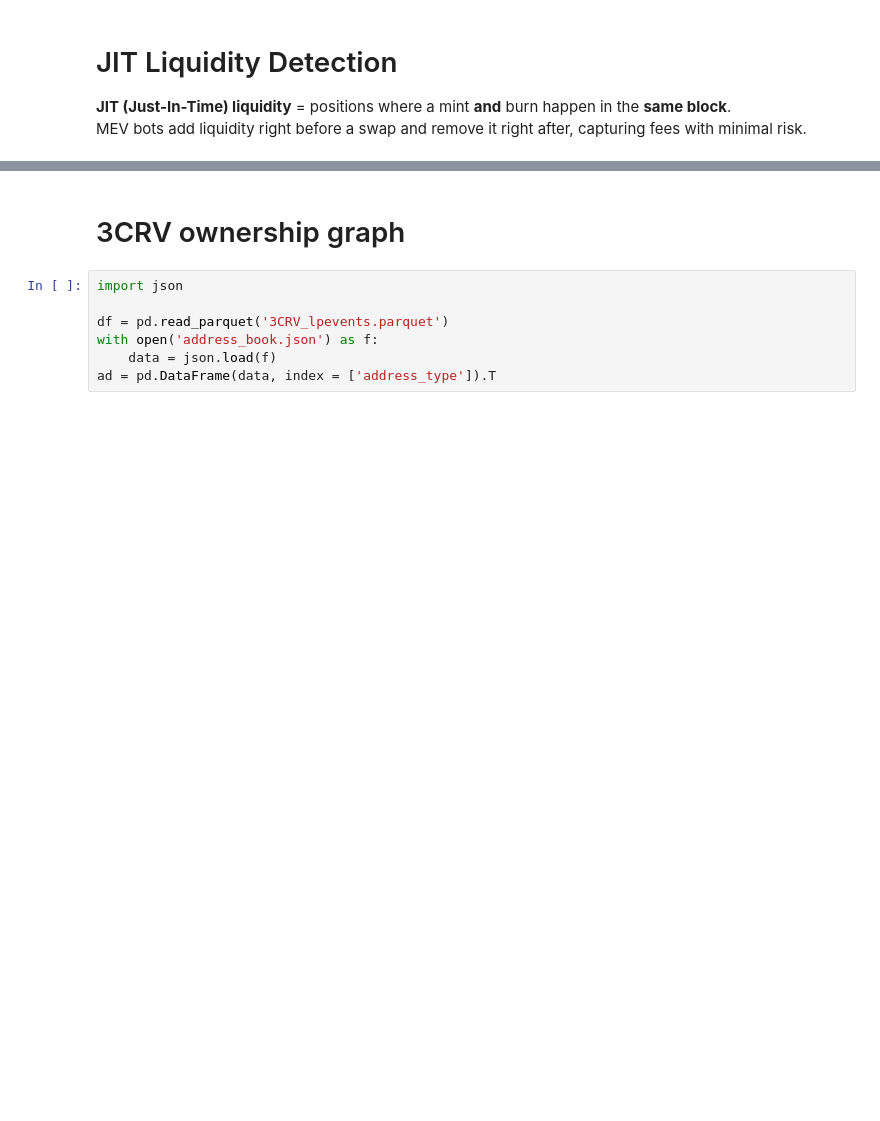
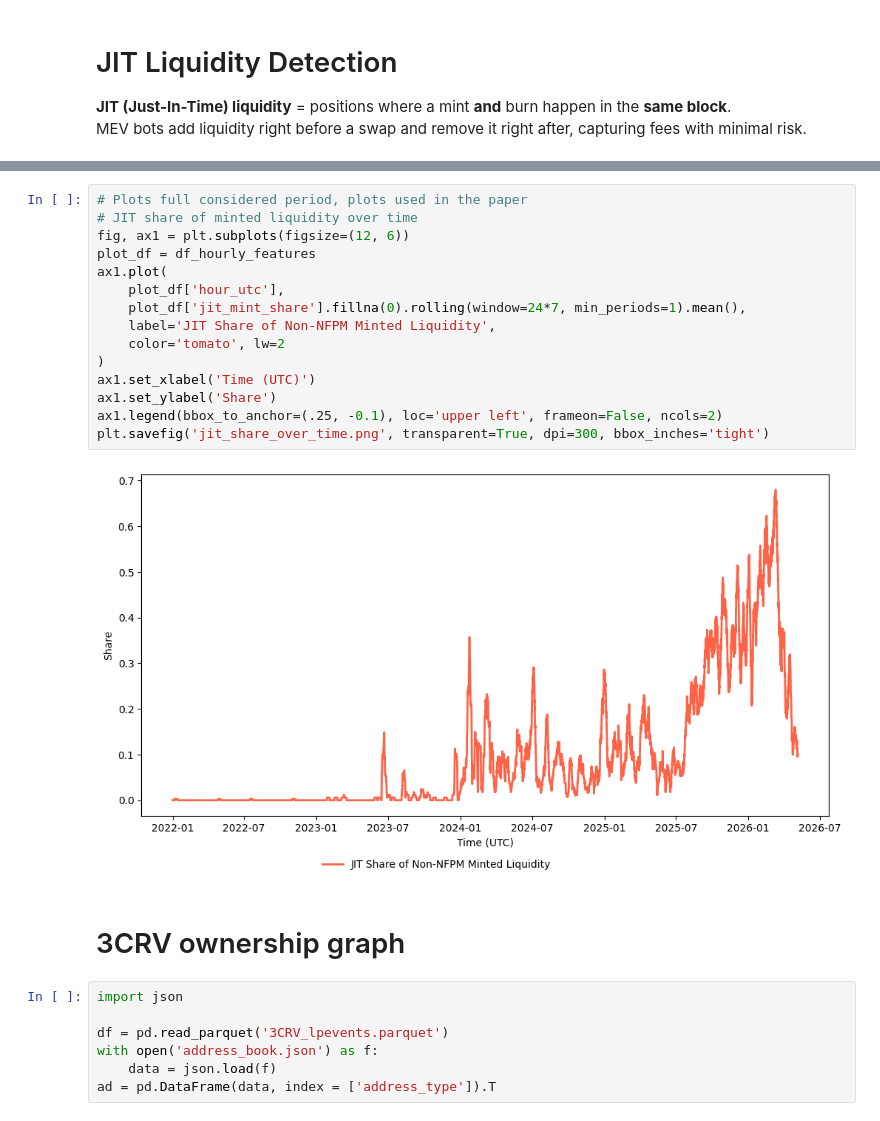
Before and after one commit to QuantLet/onchain-insights, a Jupyter notebook: 4. Stablecoin liquidity ownership/code.ipynb, the cells around one changed output, grey strips where cells are left out. Drawn from its saved outputs; the diff is of its cells as text; blank space fills up the shorter version.

```diff
--- a/4. Stablecoin liquidity ownership/code.ipynb
+++ b/4. Stablecoin liquidity ownership/code.ipynb
@@ -115,3 +150,20 @@ plt.savefig('jit_share_over_time.png', transparent=True, dpi=300, bbox_inches='t
+# %%
+# Plots full considered period, plots used in the paper
+# JIT share of minted liquidity over time
+fig, ax1 = plt.subplots(figsize=(12, 6))
+plot_df = df_hourly_features
+ax1.plot(
+    plot_df['hour_utc'],
+    plot_df['jit_mint_share'].fillna(0).rolling(window=24*7, min_periods=1).mean(),
+    label='JIT Share of Non-NFPM Minted Liquidity',
+    color='tomato', lw=2
+)
+ax1.set_xlabel('Time (UTC)')
+ax1.set_ylabel('Share')
+ax1.legend(bbox_to_anchor=(.25, -0.1), loc='upper left', frameon=False, ncols=2)
+plt.savefig('jit_share_over_time.png', transparent=True, dpi=300, bbox_inches='tight')
+# %% [output]
+[figure, added]
 # %% [markdown]
 # 3CRV ownership graph
 # %%
```
Also changed, not shown: parts of 15 cells of this notebook, 6 other files.
